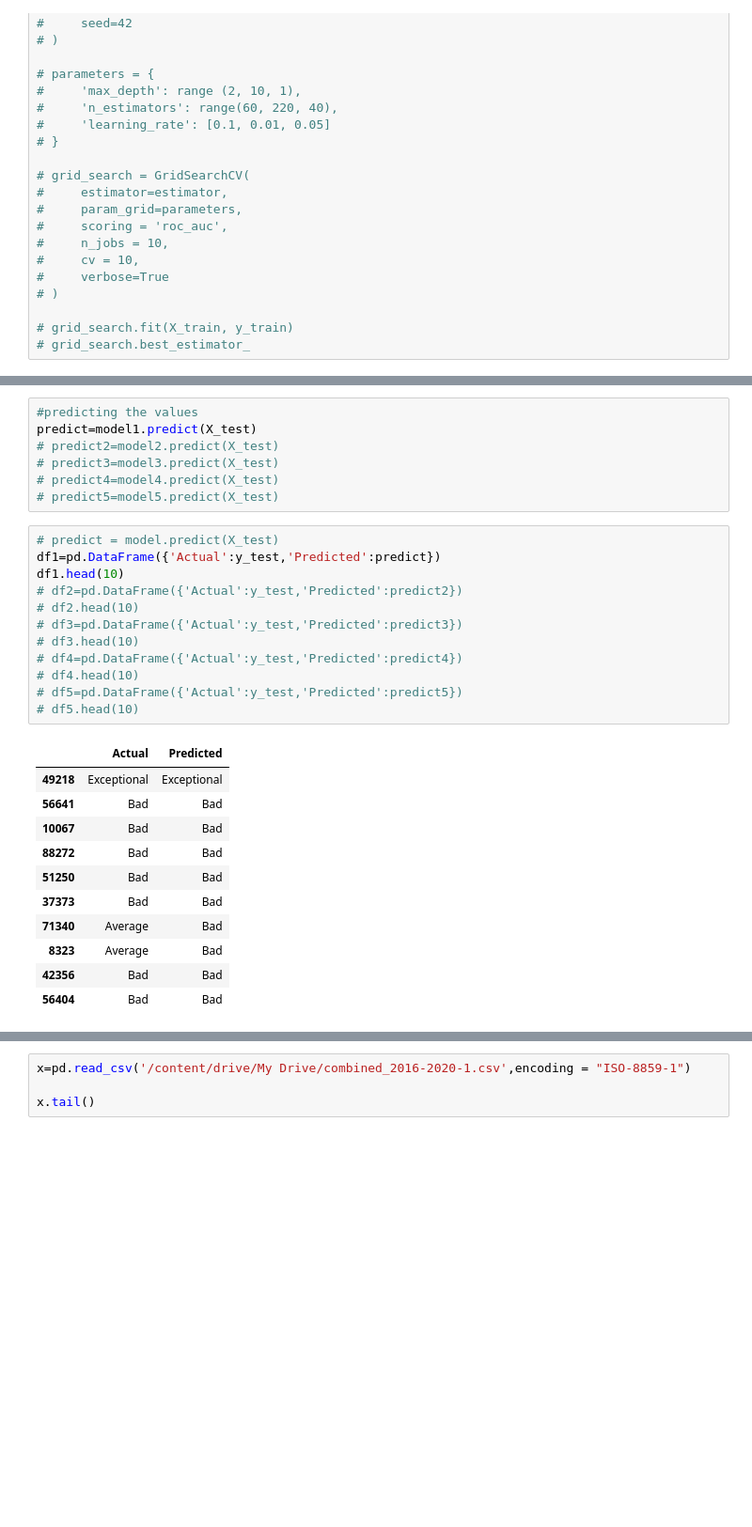
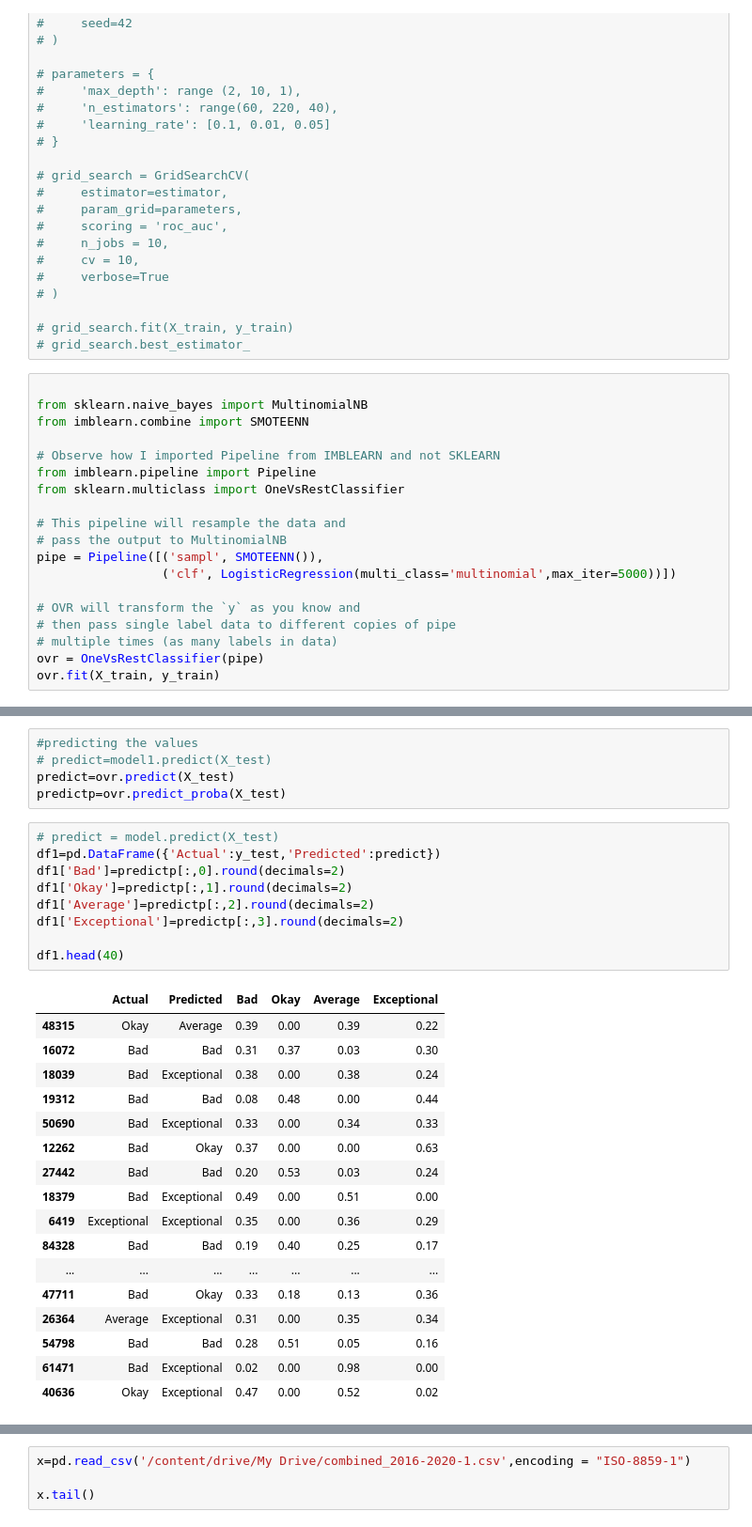
Before and after one commit to raghavbhutra/RedDevils, a Jupyter notebook: RD_Class.ipynb, the cells around one changed output, grey strips where cells are left out. Shown at 94% size. Drawn from its saved outputs; the diff is of its cells as text; blank space fills up the shorter version.

```diff
--- a/RD_Class.ipynb
+++ b/RD_Class.ipynb
@@ -831,3 +840,22 @@ X_train, X_test, y_train, y_test = train_test_split( X, y, test_size=0.33, rando
 
 # grid_search.fit(X_train, y_train)
 # grid_search.best_estimator_
+# %%
+
+from sklearn.naive_bayes import MultinomialNB
+from imblearn.combine import SMOTEENN
+
+# Observe how I imported Pipeline from IMBLEARN and not SKLEARN
+from imblearn.pipeline import Pipeline
+from sklearn.multiclass import OneVsRestClassifier
+
+# This pipeline will resample the data and
+# pass the output to MultinomialNB
+pipe = Pipeline([('sampl', SMOTEENN()),
+                 ('clf', LogisticRegression(multi_class='multinomial',max_iter=5000))])
+
+# OVR will transform the `y` as you know and
+# then pass single label data to different copies of pipe
+# multiple times (as many labels in data)
+ovr = OneVsRestClassifier(pipe)
+ovr.fit(X_train, y_train)
@@ -932,32 +942,33 @@ RandomForestClassifier(bootstrap=True, ccp_alpha=0.0,
 # %%
 #predicting the values
-predict=model1.predict(X_test)
-# predict2=model2.predict(X_test)
-# predict3=model3.predict(X_test)
-# predict4=model4.predict(X_test)
-# predict5=model5.predict(X_test)
+# predict=model1.predict(X_test)
+predict=ovr.predict(X_test)
+predictp=ovr.predict_proba(X_test)
-# %%
-# predict = model.predict(X_test)
-df1=pd.DataFrame({'Actual':y_test,'Predicted':predict})
-df1.head(10)
-# df2=pd.DataFrame({'Actual':y_test,'Predicted':predict2})
-# df2.head(10)
-# df3=pd.DataFrame({'Actual':y_test,'Predicted':predict3})
-# df3.head(10)
-# df4=pd.DataFrame({'Actual':y_test,'Predicted':predict4})
-# df4.head(10)
-# df5=pd.DataFrame({'Actual':y_test,'Predicted':predict5})
-# df5.head(10)
-# %% [output]
-|  | Actual | Predicted |
-| 49218 | Exceptional | Exceptional |
-| 56641 | Bad | Bad |
-| 10067 | Bad | Bad |
-| 88272 | Bad | Bad |
-| 51250 | Bad | Bad |
-| 37373 | Bad | Bad |
-| 71340 | Average | Bad |
-| 8323 | Average | Bad |
-| 42356 | Bad | Bad |
-| 56404 | Bad | Bad |
+# %%
+# predict = model.predict(X_test)
+df1=pd.DataFrame({'Actual':y_test,'Predicted':predict})
+df1['Bad']=predictp[:,0].round(decimals=2)
+df1['Okay']=predictp[:,1].round(decimals=2)
+df1['Average']=predictp[:,2].round(decimals=2)
+df1['Exceptional']=predictp[:,3].round(decimals=2)
+
+df1.head(40)
+# %% [output]
+|  | Actual | Predicted | Bad | Okay | Average | Exceptional |
+| 48315 | Okay | Average | 0.39 | 0.00 | 0.39 | 0.22 |
+| 16072 | Bad | Bad | 0.31 | 0.37 | 0.03 | 0.30 |
+| 18039 | Bad | Exceptional | 0.38 | 0.00 | 0.38 | 0.24 |
+| 19312 | Bad | Bad | 0.08 | 0.48 | 0.00 | 0.44 |
+| 50690 | Bad | Exceptional | 0.33 | 0.00 | 0.34 | 0.33 |
+| 12262 | Bad | Okay | 0.37 | 0.00 | 0.00 | 0.63 |
+| 27442 | Bad | Bad | 0.20 | 0.53 | 0.03 | 0.24 |
+| 18379 | Bad | Exceptional | 0.49 | 0.00 | 0.51 | 0.00 |
+| 6419 | Exceptional | Exceptional | 0.35 | 0.00 | 0.36 | 0.29 |
+| 84328 | Bad | Bad | 0.19 | 0.40 | 0.25 | 0.17 |
+| ... | ... | ... | ... | ... | ... | ... |
+| 47711 | Bad | Okay | 0.33 | 0.18 | 0.13 | 0.36 |
+| 26364 | Average | Exceptional | 0.31 | 0.00 | 0.35 | 0.34 |
+| 54798 | Bad | Bad | 0.28 | 0.51 | 0.05 | 0.16 |
+| 61471 | Bad | Exceptional | 0.02 | 0.00 | 0.98 | 0.00 |
+| 40636 | Okay | Exceptional | 0.47 | 0.00 | 0.52 | 0.02 |
 # %%
```
Also changed, not shown: parts of 22 cells of this notebook.
